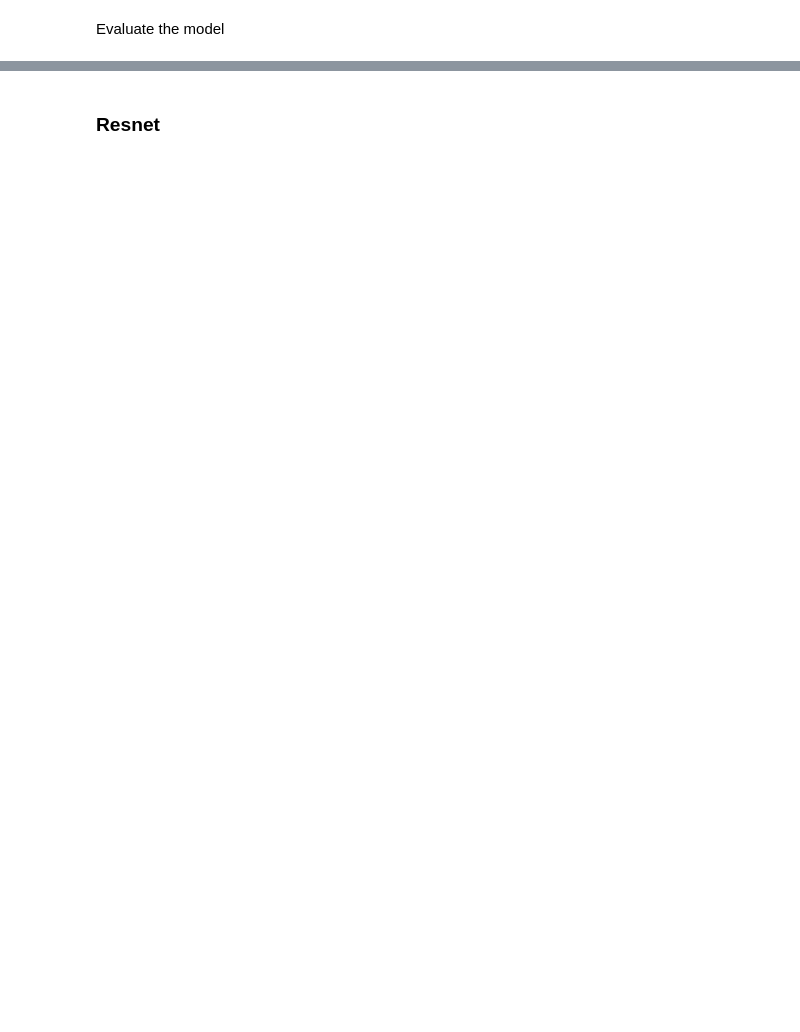
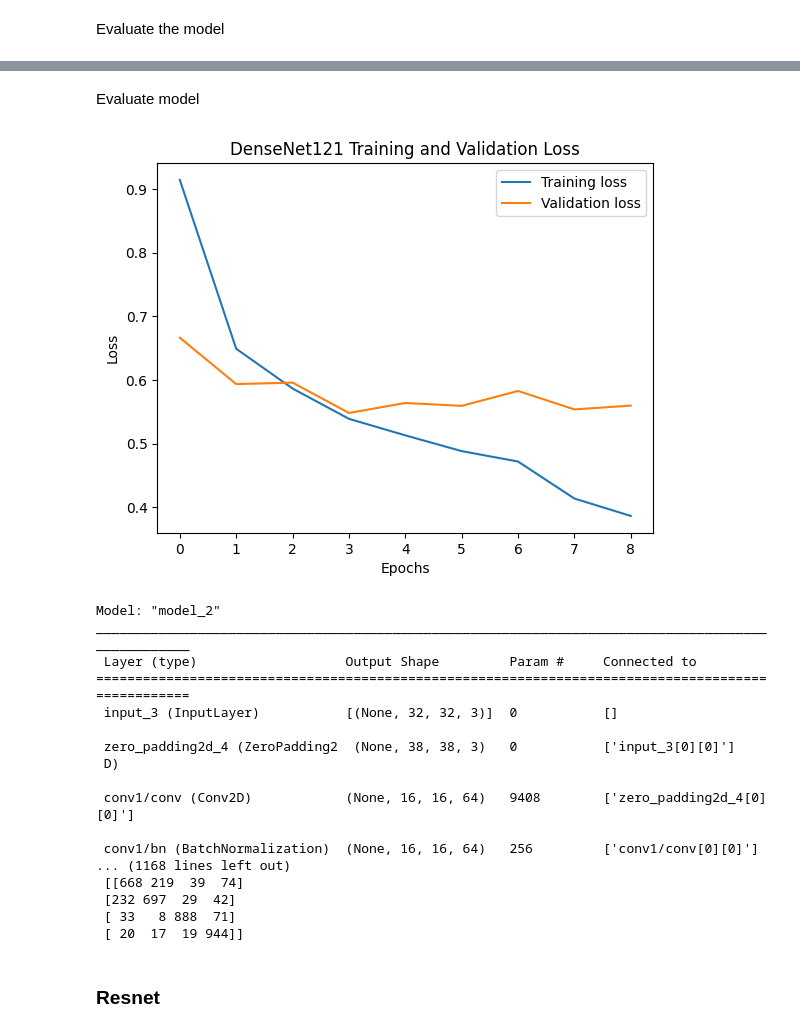
Before and after one commit to ffyycc/deep-learning-mosaic, a Jupyter notebook: image_classification.ipynb, the cells around one changed output, grey strips where cells are left out. Cells and saved outputs as stored; diff of their text form; code cells hidden in the pictures; blank space fills up the shorter version.

```diff
--- a/image_classification.ipynb
+++ b/image_classification.ipynb
@@ -185,3 +399,56 @@ CNN Confusion Matrix:
+# %% [markdown]
+Evaluate model
+# %%
+# Plotting the training and validation loss
+plt.plot(dn_history.history['loss'], label='Training loss')
+plt.plot(dn_history.history['val_loss'], label='Validation loss')
+plt.title('DenseNet121 Training and Validation Loss')
+plt.xlabel('Epochs')
+plt.ylabel('Loss')
+plt.legend()
+plt.show()
+
+# Printing the model summary
+model_DenseNet121.summary()
+
+# First, get the probabilities
+test_pred_probs = model_DenseNet121.predict(test_images)
+
+# Then, convert the probabilities to class labels
+test_pred_classes = np.argmax(test_pred_probs, axis=1)
+
+# Extract the true labels from the test generator
+test_true_classes = np.argmax(test_labels, axis=1)
+
+# Getting the classification report
+print("Resnet50v2 Classification Report:\n", classification_report(test_true_classes, test_pred_classes))
+
+# Calculating ROC AUC
+roc_auc = roc_auc_score(to_categorical(test_true_classes), test_pred_probs, multi_class='ovr')
+print("Resnet50v2 AUC:", roc_auc)
+
+# Getting the confusion matrix
+conf_mat = confusion_matrix(test_true_classes, test_pred_classes)
+print("Resnet50v2 Confusion Matrix:\n", conf_mat)
+# %% [output]
+[figure, added]
+Model: "model_2"
+__________________________________________________________________________________________________
+ Layer (type)                   Output Shape         Param #     Connected to
+==================================================================================================
+ input_3 (InputLayer)           [(None, 32, 32, 3)]  0           []
+
+ zero_padding2d_4 (ZeroPadding2  (None, 38, 38, 3)   0           ['input_3[0][0]']
+ D)
+
+ conv1/conv (Conv2D)            (None, 16, 16, 64)   9408        ['zero_padding2d_4[0][0]']
+
+ conv1/bn (BatchNormalization)  (None, 16, 16, 64)   256         ['conv1/conv[0][0]']
+... (1168 lines left out)
+ [[668 219  39  74]
+ [232 697  29  42]
+ [ 33   8 888  71]
+ [ 20  17  19 944]]
 # %% [markdown]
 ### Resnet
 # %%
```
Also changed, not shown: parts of 31 cells of this notebook.
